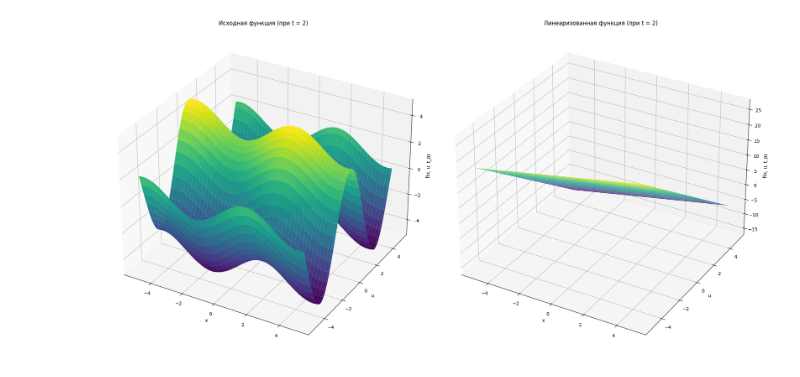
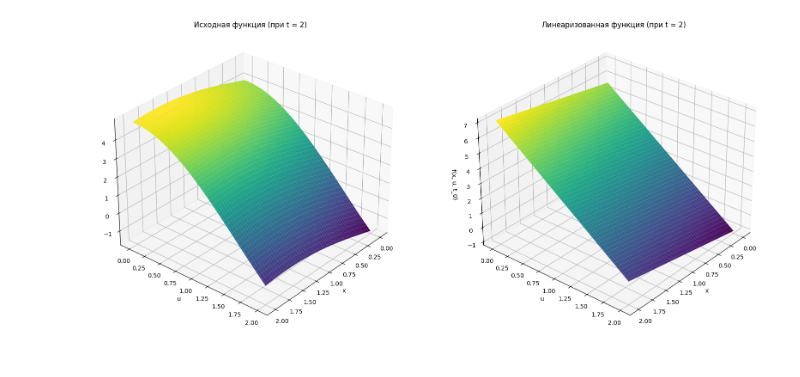
Before and after one commit to st1gmat/mip-project-2024, a Jupyter notebook: linearization.ipynb, the cells around one changed output. Cells and saved outputs as stored; diff of their text form; code cells hidden in the pictures.

```diff
--- a/linearization.ipynb
+++ b/linearization.ipynb
@@ -97,34 +115,37 @@ fig = plt.figure(figsize=(20, 20))
 
 t_fixed = t0
 
 # диапазоны переменных для x и u
-x_values = np.linspace(-5, 5, 100)
-u_values = np.linspace(-5, 5, 100)
+x_values = np.linspace(0, 2, 100)
+u_values = np.linspace(0, 2, 100)
 
 # делаем то же самое, что и в блоке выше, только меняем значения для фиксированного t_0
 f_func_t_fixed = sp.lambdify([x, u], f.subs([(t, t_fixed)]), 'numpy')
 linearized_func_t_fixed = sp.lambdify([x, u], linearized_eq.subs([(t, t_fixed)]), 'numpy')
 
 X, U = np.meshgrid(x_values, u_values)
 
 F_values_t_fixed = f_func_t_fixed(X, U)
 Linearized_values_t_fixed = linearized_func_t_fixed(X, U)
 
 ax = fig.add_subplot(2, 2, 1, projection='3d')
 ax.plot_surface(X, U, F_values_t_fixed, cmap='viridis')
 ax.set_xlabel('x')
 ax.set_ylabel('u')
 ax.set_zlabel('f(x, u, t_0)')
 ax.set_title('Исходная функция (при t = {})'.format(t_fixed))
+ax.view_init(elev=30, azim=40)
 
 ax = fig.add_subplot(2, 2, 2, projection='3d')
 ax.plot_surface(X, U, Linearized_values_t_fixed, cmap='viridis')
 ax.set_xlabel('x')
 ax.set_ylabel('u')
 ax.set_zlabel('f(x, u, t_0)')
 ax.set_title('Линеаризованная функция (при t = {})'.format(t_fixed))
+ax.view_init(elev=30, azim=40)
 
-plt.tight_layout()
+
+# plt.tight_layout()
 plt.show()
 # %% [output]
-[figure, old version]
+[figure, new version]
```
Also changed, not shown: parts of 4 cells of this notebook.
